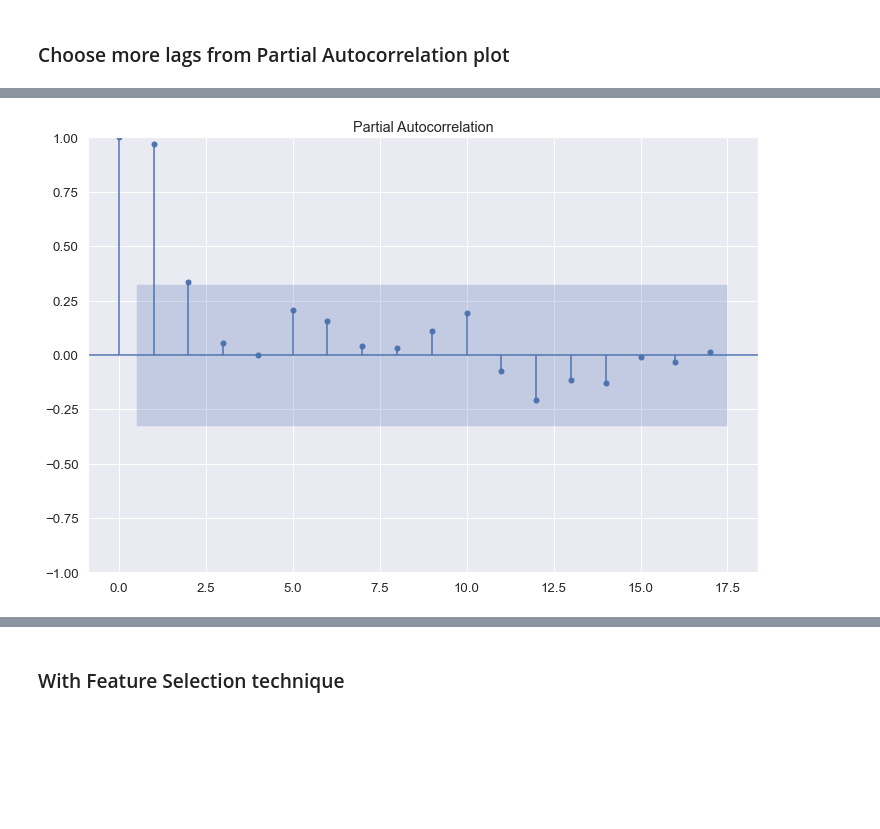
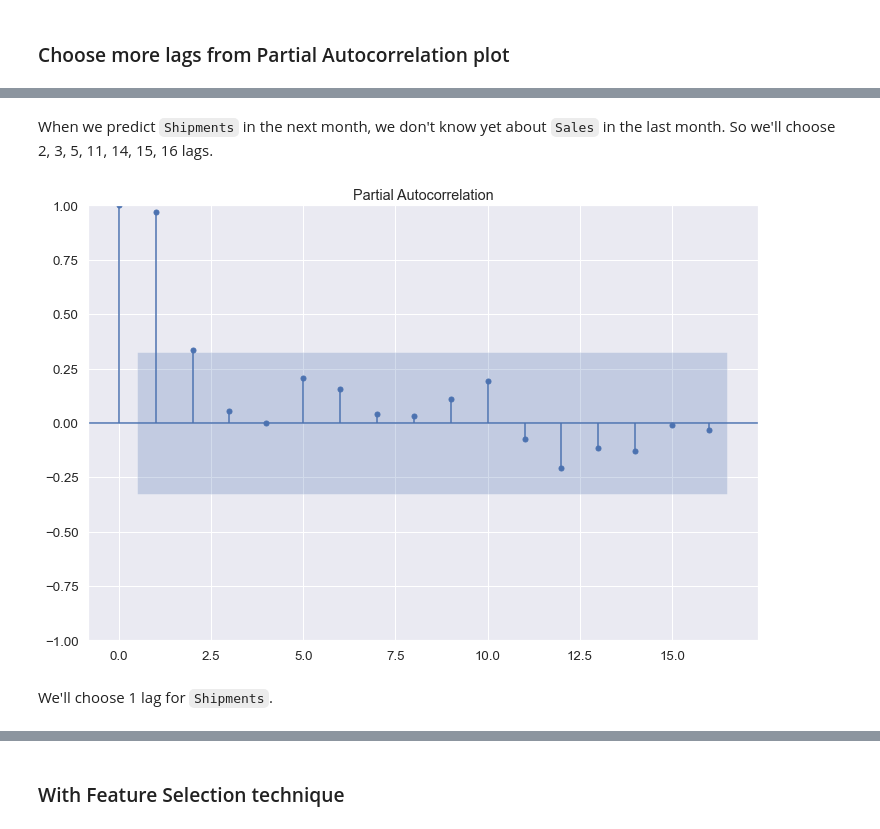
Before and after one commit to Dosann/Time-series-forecast, a Jupyter notebook: shipment_forecast.ipynb, the cells around one changed output, grey strips where cells are left out. Saved outputs shown, nothing was run; the diff lists cells and outputs as text; code cells hidden in the pictures; blank space fills up the shorter version.

```diff
--- a/shipment_forecast.ipynb
+++ b/shipment_forecast.ipynb
@@ -451,5 +523,7 @@ plt.show()
+# %% [markdown]
+When we predict `Shipments` in the next month, we don't know yet about `Sales` in the last month. So we'll choose 2, 3, 5, 11, 14, 15, 16 lags.
 # %%
-plot_pacf(data.Shipments,lags=17, method='ols')
+plot_pacf(data.Shipments, method='ols')
 plt.show()
 # %% [output]
-[figure, old version]
+[figure, new version]
@@ -475,3 +530,5 @@ check_stationarity(data.Sales)
+# %% [markdown]
+We'll choose 1 lag for `Shipments`.
 # %%
 def make_lags(ts, lags):
     return pd.concat(
```
Also changed, not shown: parts of 90 cells of this notebook.
